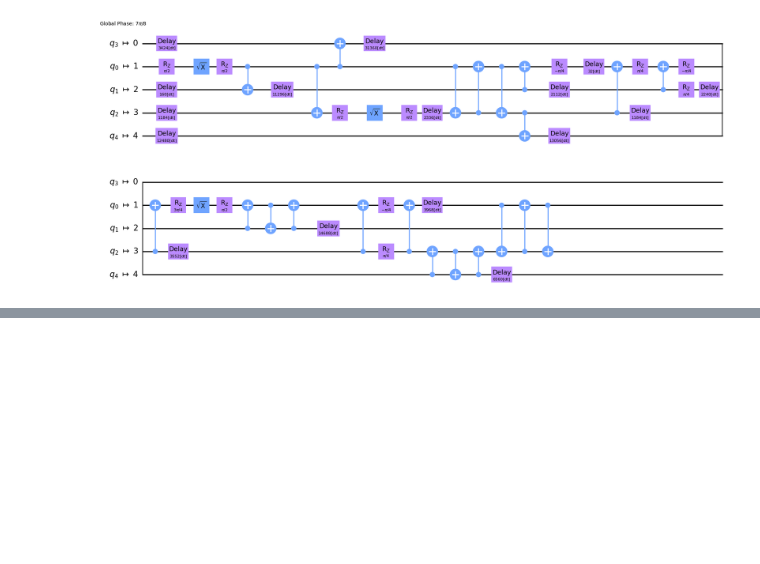
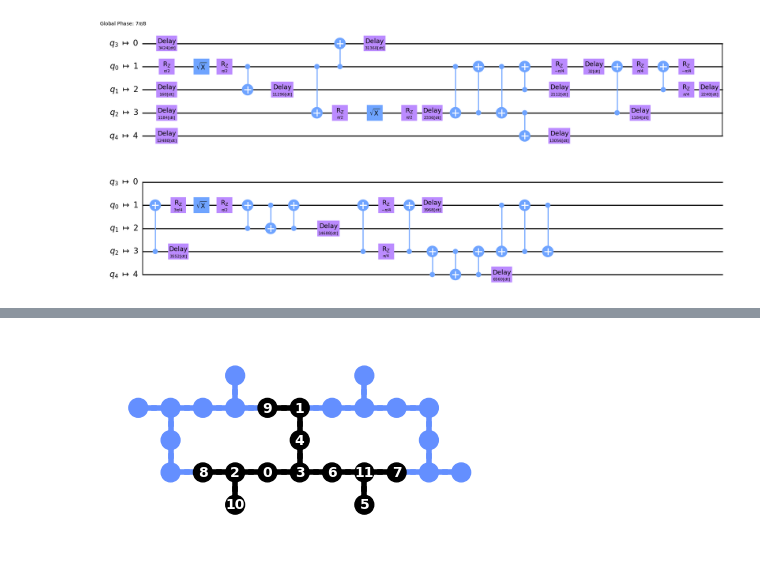
Before and after one commit to Vladlen24/ML4Q, a Jupyter notebook: learn-qiskit/transpiler.ipynb, the cells around one changed output, grey strips where cells are left out. Cells and saved outputs as stored; diff of their text form; code cells hidden in the pictures; blank space fills up the shorter version.

```diff
--- a/learn-qiskit/transpiler.ipynb
+++ b/learn-qiskit/transpiler.ipynb
@@ -61,10 +119,10 @@ Final depth: 35
 # %%
 # optimization
 
-opt_qc10 = transpile(qc10, backend=backend1, optimization_level=3)
+opt_qc10 = transpile(qc10, backend=backend1, optimization_level=3, scheduling_method='asap')
 print(opt_qc10.depth())
-for _ in tqdm(range(10000)):
-    temp = transpile(qc10, backend=backend1, optimization_level=3)
+for _ in tqdm(range(100)):
+    temp = transpile(qc10, backend=backend1, optimization_level=3, scheduling_method='asap')
     if temp.depth() < opt_qc10.depth():
         opt_qc10 = temp
 
@@ -78,0 +137,4 @@ opt_qc10.draw(output='mpl')
+# %%
+plot_circuit_layout(opt_qc10, backend1)
+# %% [output]
+[figure, added]
```
Also changed, not shown: parts of 10 cells of this notebook.
